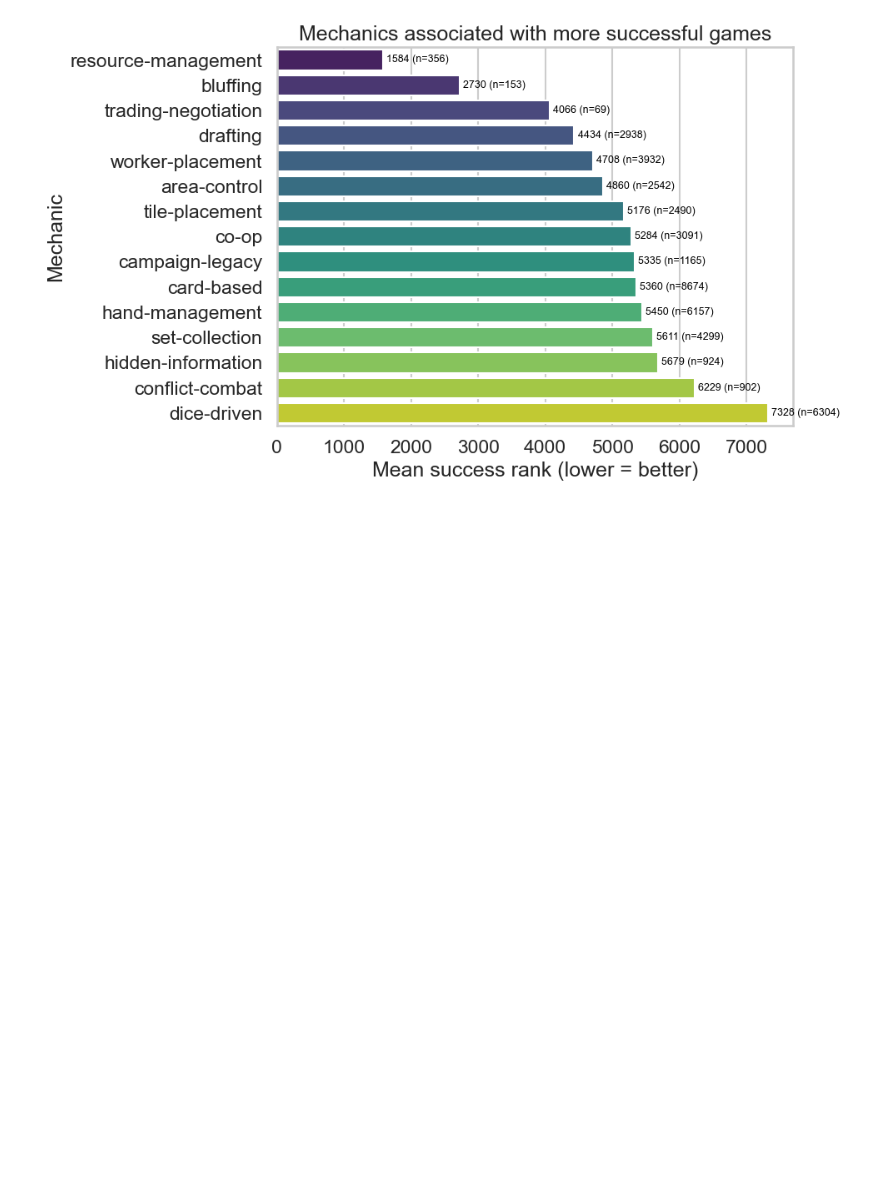
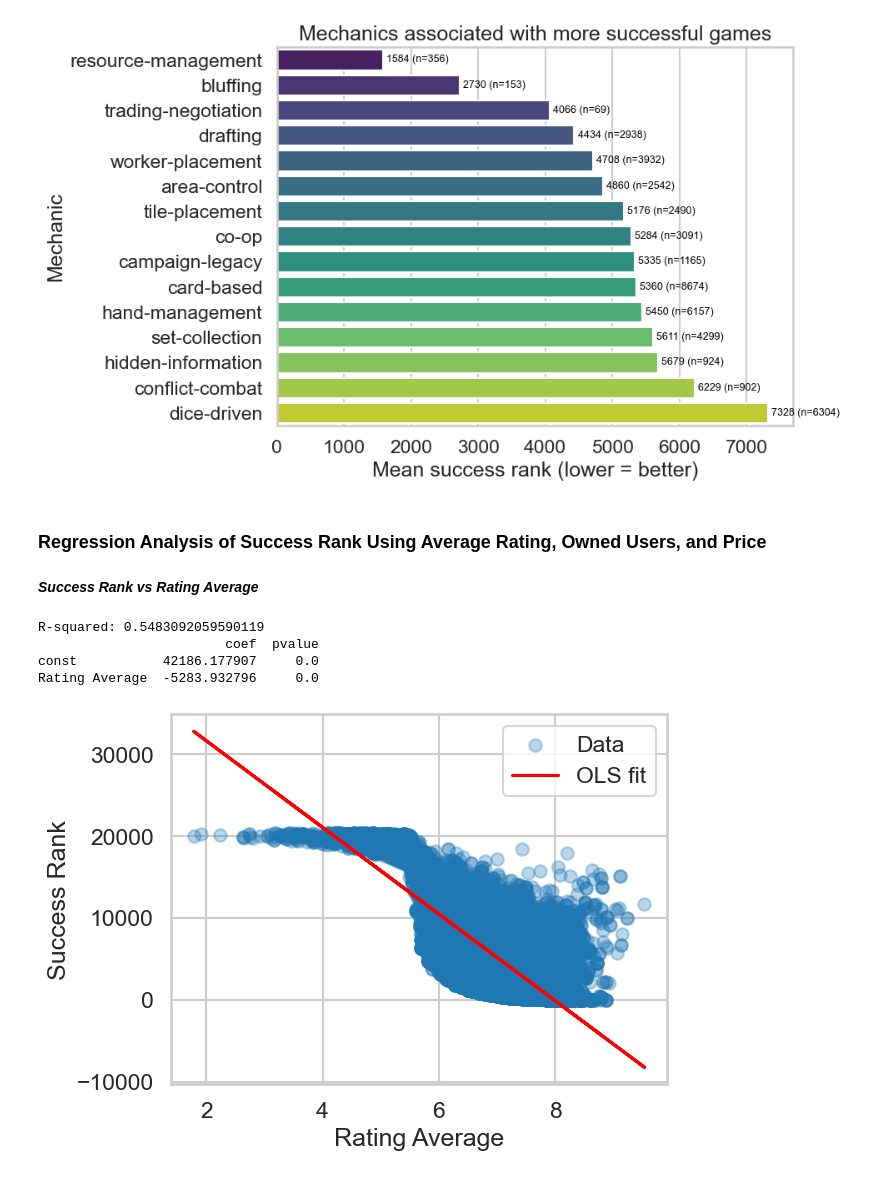
Before and after one commit to Ahmohas/BoardGames, a Jupyter notebook: Final_notebook.ipynb, the cells around one changed output. Drawn from its saved outputs; the diff is of its cells as text; code cells hidden in the pictures; blank space fills up the shorter version.

Commit message:
working with Regression Model

```diff
--- a/Final_notebook.ipynb
+++ b/Final_notebook.ipynb
@@ -624,3 +624,59 @@ Passing `palette` without assigning `hue` is deprecated and will be removed in v
 
   ax = sns.barplot(
 [figure]
+# %% [markdown]
+### Regression Analysis of Success Rank Using Average Rating, Owned Users, and Price
+# %% [markdown]
+***Success Rank vs Rating Average***
+# %%
+import statsmodels.api as sm
+
+# 1) Build X and y
+X = bgg_final[['Rating Average']]
+y = bgg_final['Success Rank']    # make sure the column name matches exactly
+
+# 2) Drop rows with NaNs in X or y
+data_reg = pd.concat([X, y], axis=1).dropna()
+
+X_clean = data_reg[['Rating Average']]
+y_clean = data_reg['Success Rank']
+
+# 3) Add constant (intercept)
+X_clean = sm.add_constant(X_clean)
+
+# 4) Fit OLS (Ordinary Least Squares regression model)
+model = sm.OLS(y_clean, X_clean).fit()
+# print(model.summary())
+results = model
+
+print("R-squared:", results.rsquared)
+
+rel = pd.DataFrame({
+    "coef": results.params,
+    "pvalue": results.pvalues
+})
+print(rel)
+
+#Plot the relationship
+import matplotlib.pyplot as plt
+import numpy as np
+
+# x and y used in the model
+x = data_reg['Rating Average']
+y = data_reg['Success Rank']
+
+# predictions from OLS model
+y_pred = results.predict(sm.add_constant(x))
+
+plt.scatter(x, y, alpha=0.3, label='Data')
+plt.plot(x, y_pred, color='red', label='OLS fit')
+plt.xlabel('Rating Average')
+plt.ylabel('Success Rank')
+plt.legend()
+plt.show()
+# %% [output]
+R-squared: 0.5483092059590119
+                        coef  pvalue
+const           42186.177907     0.0
+Rating Average  -5283.932796     0.0
+[figure, added]
```
Also changed, not shown: parts of 6 cells of this notebook.
